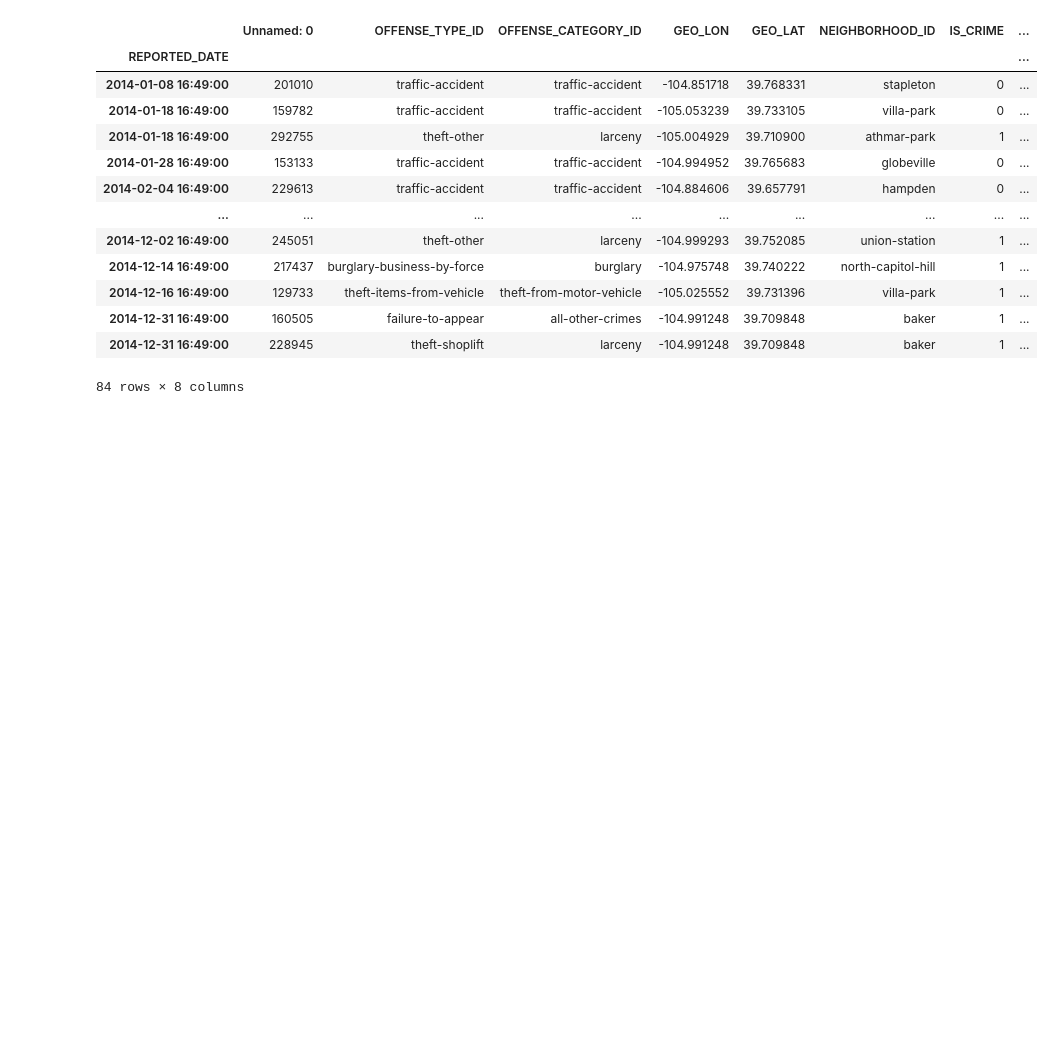
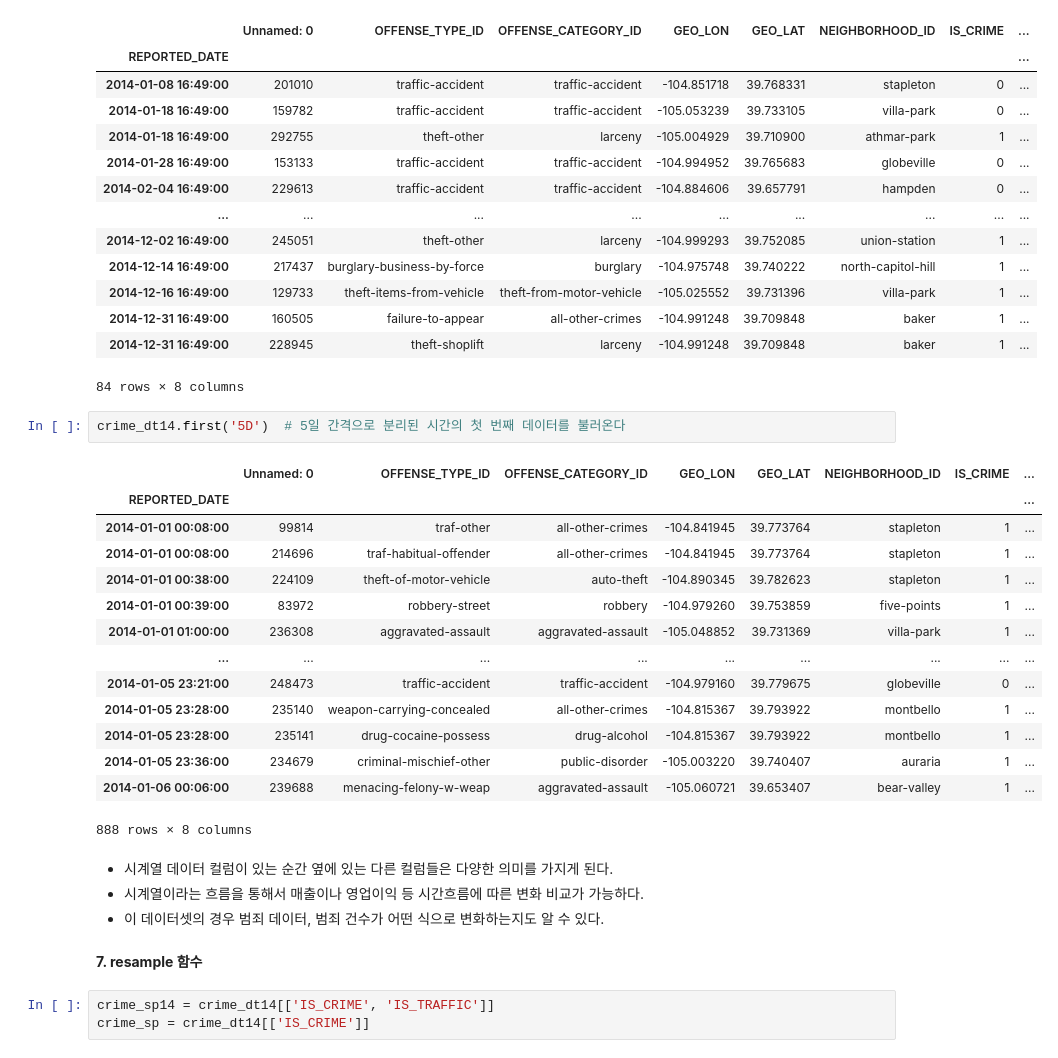
Before and after one commit to ChaelinL/DataAnalysis_Study, a Jupyter notebook: 이채린07_0521_복습.ipynb, the cells around one changed output. Saved outputs shown, nothing was run; the diff lists cells and outputs as text; blank space fills up the shorter version.

```diff
--- a/이채린07_0521_복습.ipynb
+++ b/이채린07_0521_복습.ipynb
@@ -288,3 +288,29 @@ crime_dt14.at_time('16:49')
 | 2014-12-31 16:49:00 | 160505 | failure-to-appear | all-other-crimes | -104.991248 | 39.709848 | baker | 1 | ... |
 | 2014-12-31 16:49:00 | 228945 | theft-shoplift | larceny | -104.991248 | 39.709848 | baker | 1 | ... |
 84 rows × 8 columns
+# %%
+crime_dt14.first('5D')  # 5일 간격으로 분리된 시간의 첫 번째 데이터를 불러온다
+# %% [output]
+|  | Unnamed: 0 | OFFENSE_TYPE_ID | OFFENSE_CATEGORY_ID | GEO_LON | GEO_LAT | NEIGHBORHOOD_ID | IS_CRIME | ... |
+| REPORTED_DATE |  |  |  |  |  |  |  | ... |
+| 2014-01-01 00:08:00 | 99814 | traf-other | all-other-crimes | -104.841945 | 39.773764 | stapleton | 1 | ... |
+| 2014-01-01 00:08:00 | 214696 | traf-habitual-offender | all-other-crimes | -104.841945 | 39.773764 | stapleton | 1 | ... |
+| 2014-01-01 00:38:00 | 224109 | theft-of-motor-vehicle | auto-theft | -104.890345 | 39.782623 | stapleton | 1 | ... |
+| 2014-01-01 00:39:00 | 83972 | robbery-street | robbery | -104.979260 | 39.753859 | five-points | 1 | ... |
+| 2014-01-01 01:00:00 | 236308 | aggravated-assault | aggravated-assault | -105.048852 | 39.731369 | villa-park | 1 | ... |
+| ... | ... | ... | ... | ... | ... | ... | ... | ... |
+| 2014-01-05 23:21:00 | 248473 | traffic-accident | traffic-accident | -104.979160 | 39.779675 | globeville | 0 | ... |
+| 2014-01-05 23:28:00 | 235140 | weapon-carrying-concealed | all-other-crimes | -104.815367 | 39.793922 | montbello | 1 | ... |
+| 2014-01-05 23:28:00 | 235141 | drug-cocaine-possess | drug-alcohol | -104.815367 | 39.793922 | montbello | 1 | ... |
+| 2014-01-05 23:36:00 | 234679 | criminal-mischief-other | public-disorder | -105.003220 | 39.740407 | auraria | 1 | ... |
+| 2014-01-06 00:06:00 | 239688 | menacing-felony-w-weap | aggravated-assault | -105.060721 | 39.653407 | bear-valley | 1 | ... |
+888 rows × 8 columns
+# %% [markdown]
+- 시계열 데이터 컬럼이 있는 순간 옆에 있는 다른 컬럼들은 다양한 의미를 가지게 된다.
+- 시계열이라는 흐름을 통해서 매출이나 영업이익 등 시간흐름에 따른 변화 비교가 가능하다.
+- 이 데이터셋의 경우 범죄 데이터, 범죄 건수가 어떤 식으로 변화하는지도 알 수 있다.
+# %% [markdown]
+**7. resample 함수**
+# %%
+crime_sp14 = crime_dt14[['IS_CRIME', 'IS_TRAFFIC']]
+crime_sp = crime_dt14[['IS_CRIME']]
```
Also changed, not shown: parts of 10 cells of this notebook.
